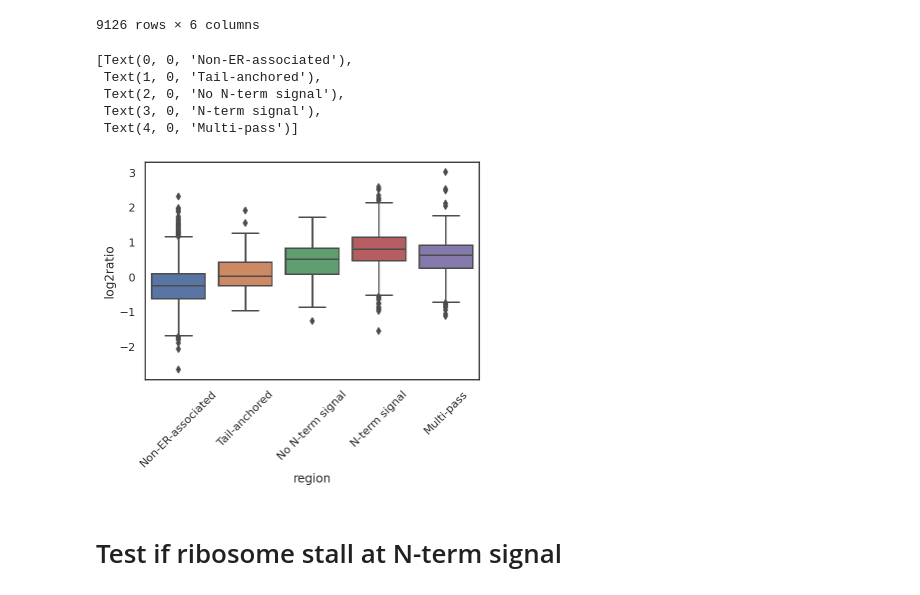
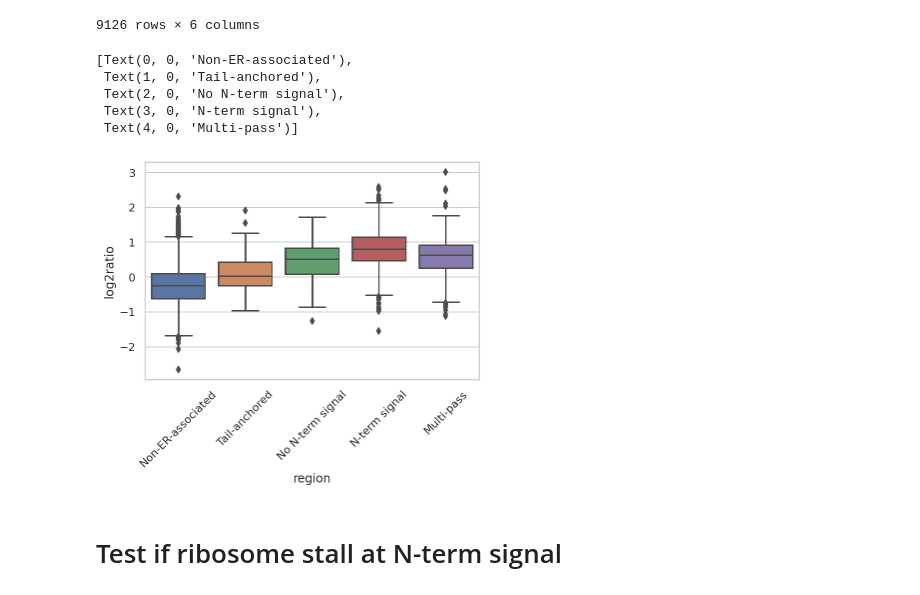
Before and after one commit to junsoopablo/bioinfo2_project, a Jupyter notebook: self_proj/riboseq_depth_change.ipynb, the cells around one changed output. Saved outputs shown, nothing was run; the diff lists cells and outputs as text; code cells hidden in the pictures.

```diff
--- a/self_proj/riboseq_depth_change.ipynb
+++ b/self_proj/riboseq_depth_change.ipynb
@@ -433,7 +351,7 @@ merge_df = pd.merge(siLuc_df, siLin28a_df, on='gene_id', how='inner', suffixes=(
 merge_df['ratio'] = merge_df['rpm_siLin28a'] / merge_df['rpm_siLuc']
 merge_df['log2ratio'] = np.log2(merge_df['ratio'])
 merge_df.reset_index(inplace=True)
-merge_df['region'] = transmem_region(merge_df)
+merge_df['region'] = transmem_region(merge_df, 'gene_id')
 merge_df
 # %% [output]
 |  | gene_id | rpm_siLuc | rpm_siLin28a | ratio | log2ratio | region |
@@ -450,15 +368,17 @@ merge_df
 | 9125 | ENSMUSG00002074846 | 35.053072 | 30.847824 | 0.880032 | -0.184372 | Non-ER-associated |
 9126 rows × 6 columns
 # %%
+sns.set_style("whitegrid")
+
 g = sns.boxplot(data=merge_df, x='region', y='log2ratio', order=['Non-ER-associated','Tail-anchored','No N-term signal','N-term signal','Multi-pass'])
 g.set_xticklabels(g.get_xticklabels(), rotation=45)
 # %% [output]
 [Text(0, 0, 'Non-ER-associated'),
  Text(1, 0, 'Tail-anchored'),
  Text(2, 0, 'No N-term signal'),
  Text(3, 0, 'N-term signal'),
  Text(4, 0, 'Multi-pass')]
-[figure, old version]
+[figure, new version]
 # %% [markdown]
 # Test if ribosome stall at N-term signal
 # %%
```
Also changed, not shown: parts of 58 cells of this notebook, 2 other files.
